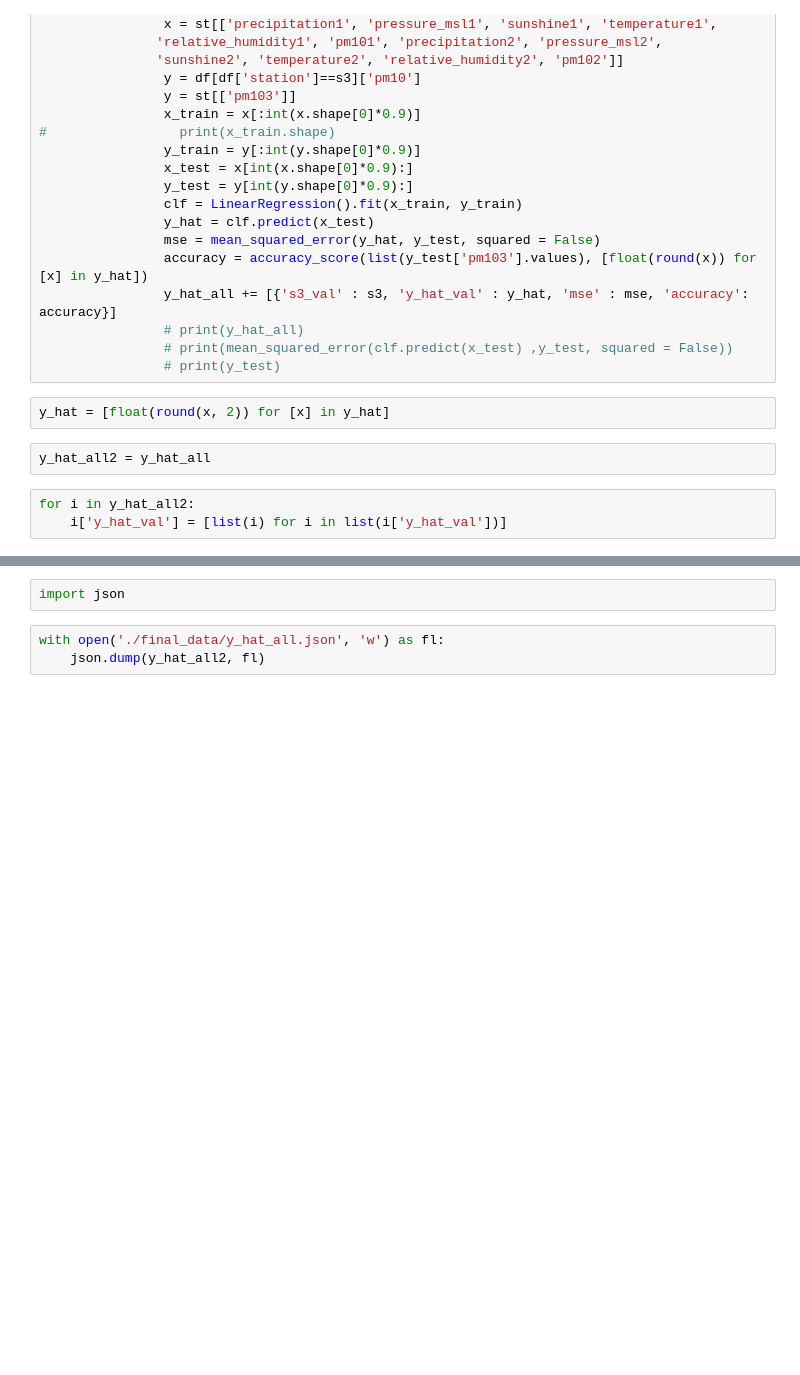
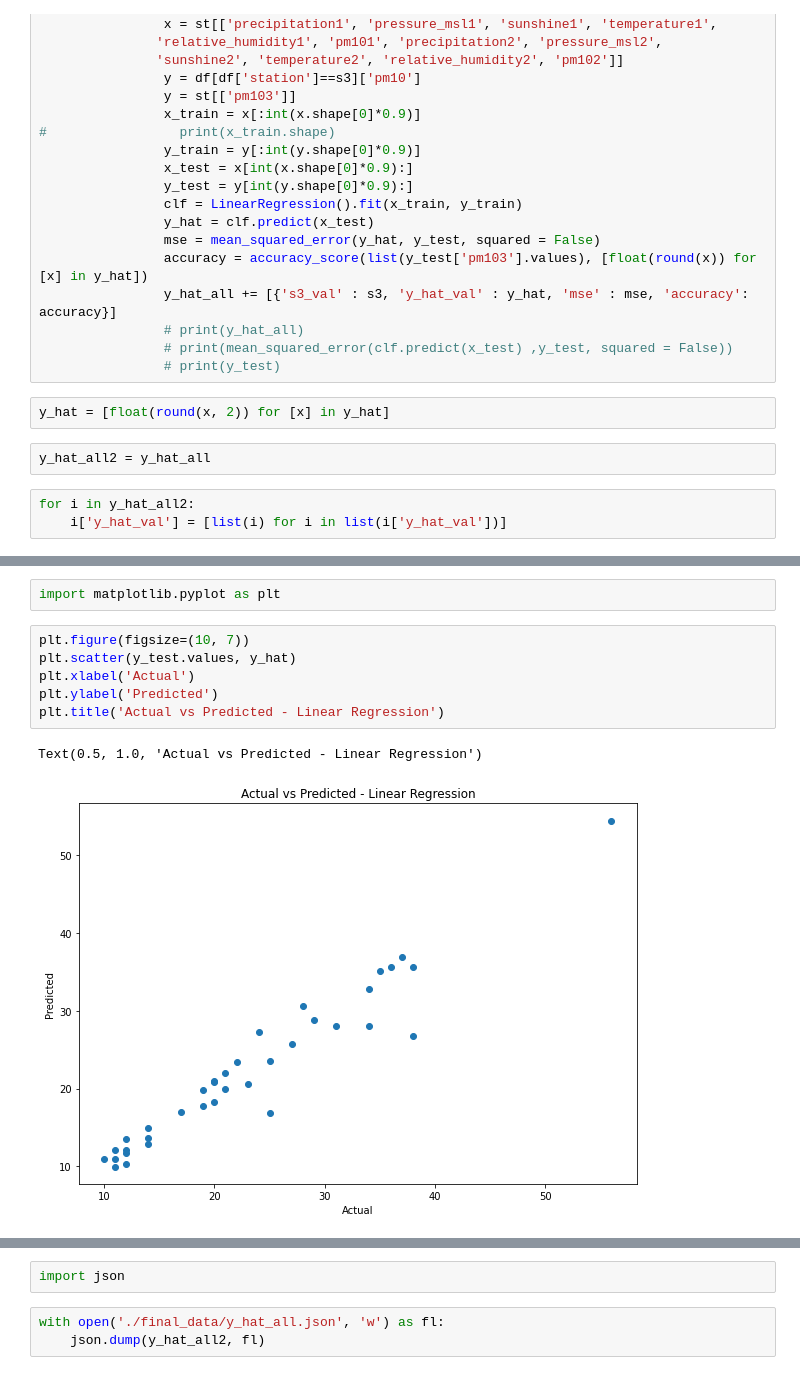
Before and after one commit to irahulcse/ARENA2036, a Jupyter notebook: Arena_2036_Air_Quality.ipynb, the cells around one changed output, grey strips where cells are left out. Drawn from its saved outputs; the diff is of its cells as text; blank space fills up the shorter version.

```diff
--- a/Arena_2036_Air_Quality.ipynb
+++ b/Arena_2036_Air_Quality.ipynb
@@ -143,0 +164,11 @@ y_hat_all2
+# %%
+import matplotlib.pyplot as plt
+# %%
+plt.figure(figsize=(10, 7))
+plt.scatter(y_test.values, y_hat)
+plt.xlabel('Actual')
+plt.ylabel('Predicted')
+plt.title('Actual vs Predicted - Linear Regression')
+# %% [output]
+Text(0.5, 1.0, 'Actual vs Predicted - Linear Regression')
+[figure, added]
```
Also changed, not shown: parts of 4 cells of this notebook, 6 other files.
